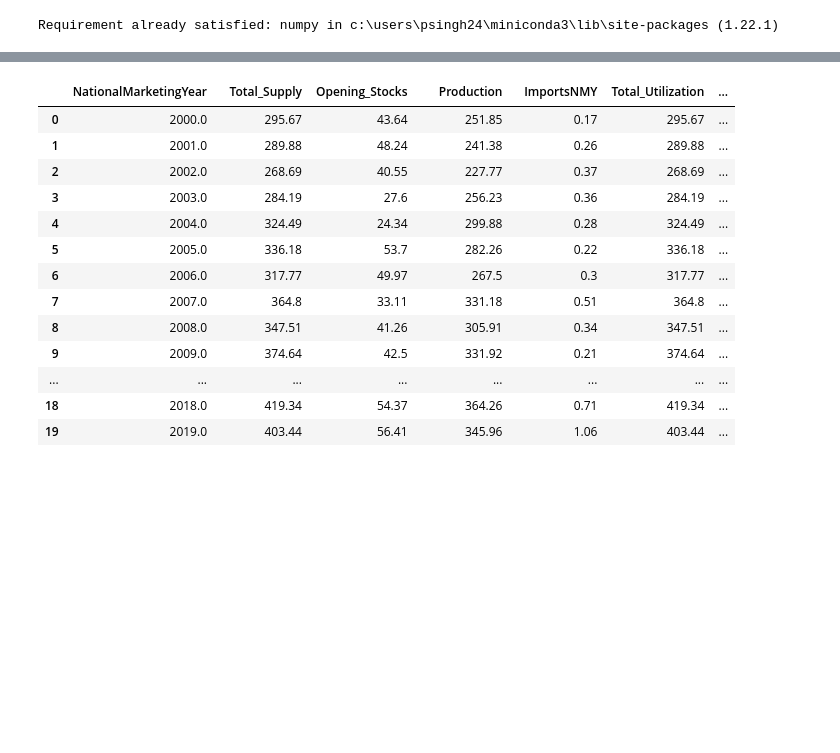
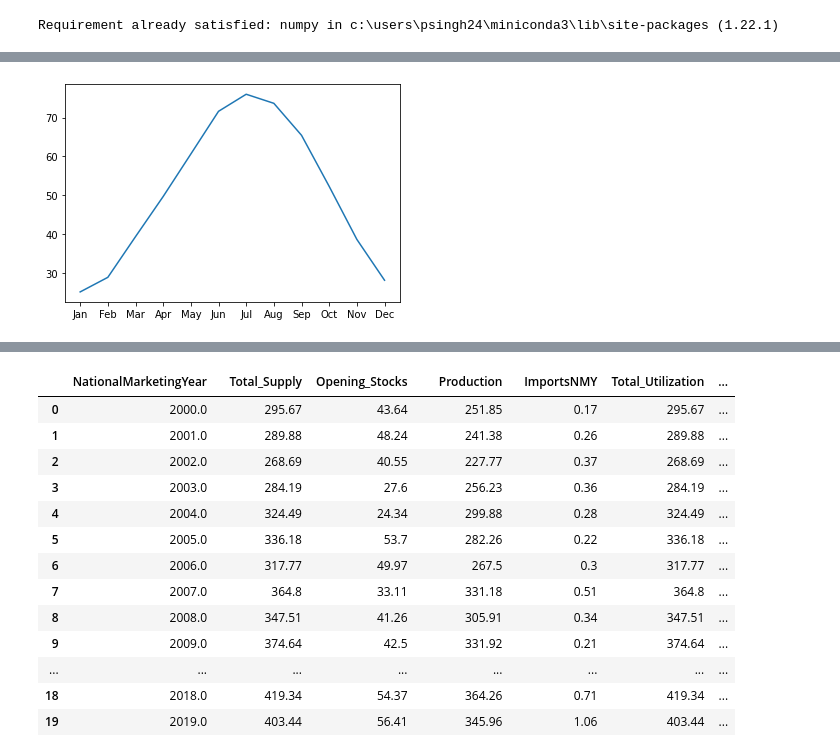
Before and after one commit to Puranjit/DataScience, a Jupyter notebook: Data Visualization Basic.ipynb, the cells around one changed output, grey strips where cells are left out. Drawn from its saved outputs; the diff is of its cells as text; code cells hidden in the pictures; blank space fills up the shorter version.

```diff
--- a/Data Visualization Basic.ipynb
+++ b/Data Visualization Basic.ipynb
@@ -30,3 +30,6 @@ import pandas as pd
 import matplotlib.pyplot as plt
 import numpy as np
 import math
+# %%
+# We read the csv file and stor the data in a variable that is further used to perform various operations in the notebook
+df = pd.read_csv('HPRCC.csv')
@@ -32,0 +108,6 @@ import math
+# %%
+# plt.plot(X-axis, Y-axis)
+plt.plot(df.County, df.AdamsCounty)
+plt.show()
+# %% [output]
+[figure, added]
```
Also changed, not shown: parts of 11 cells of this notebook, 1 other file.
